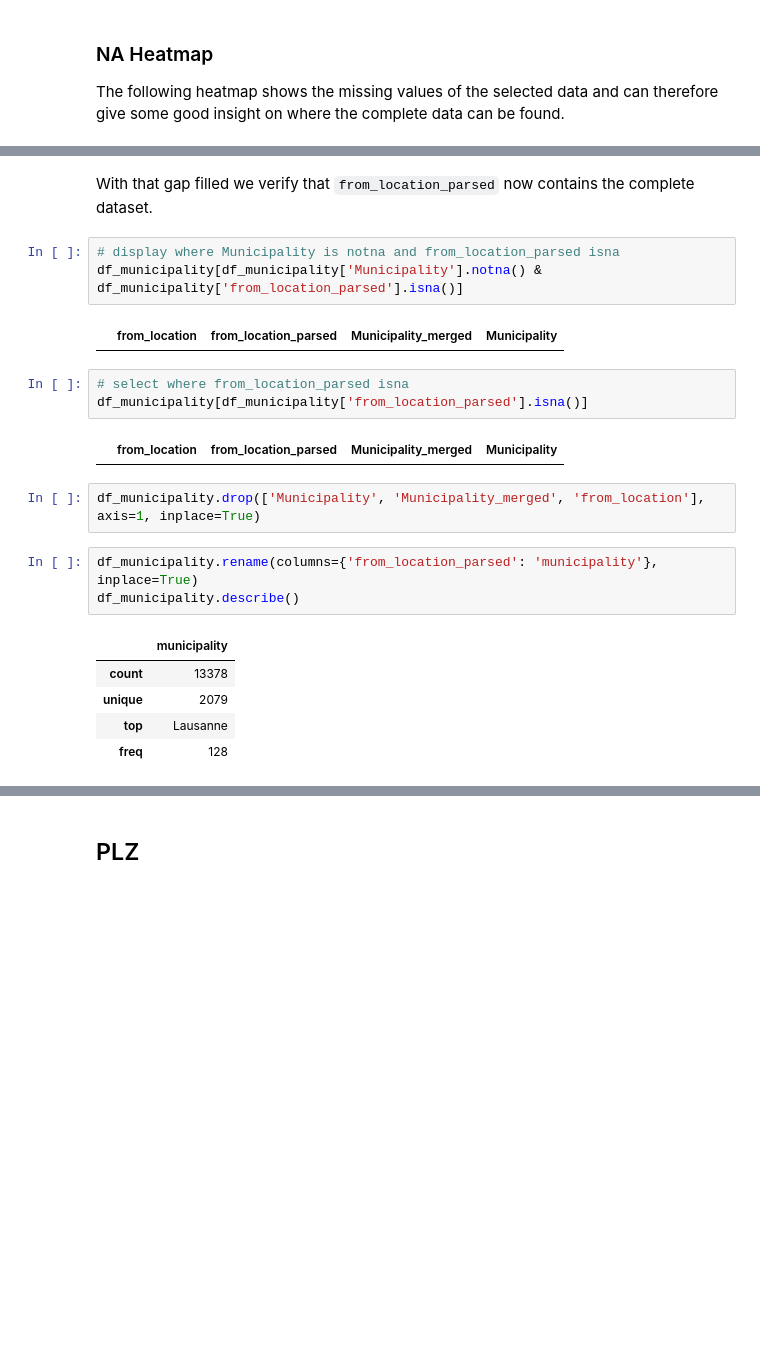
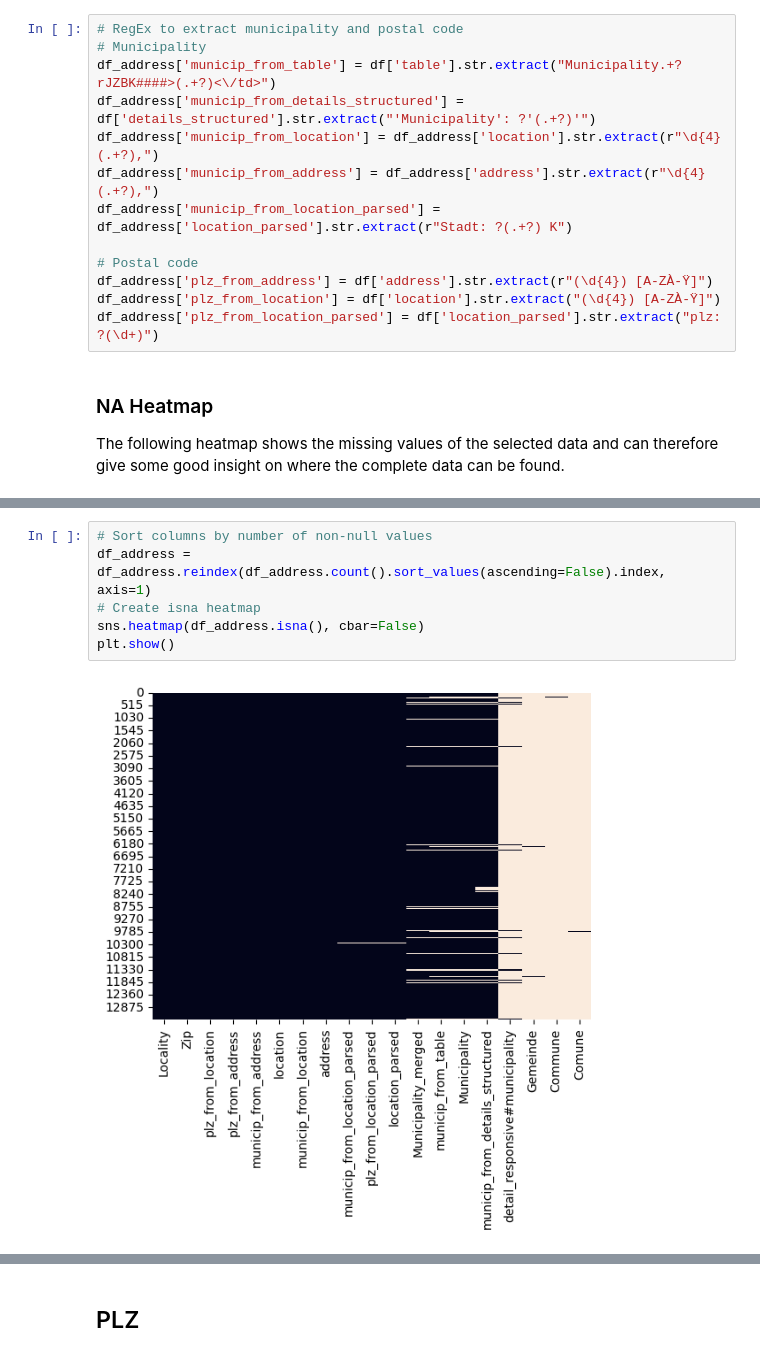
Before and after one commit to Immobilienrechner-Challenge/explorative-data-analysis, a Jupyter notebook: dataWrangling/v1/4-daw_qualitative.ipynb, the cells around one changed output, grey strips where cells are left out. Drawn from its saved outputs; the diff is of its cells as text; blank space fills up the shorter version.

```diff
--- a/dataWrangling/v1/4-daw_qualitative.ipynb
+++ b/dataWrangling/v1/4-daw_qualitative.ipynb
@@ -87,3 +67,16 @@ df_municipality.drop(['location_parsed', 'location', 'Zip'], axis=1, inplace=Tru
+# %%
+# RegEx to extract municipality and postal code
+# Municipality
+df_address['municip_from_table'] = df['table'].str.extract("Municipality.+?rJZBK####>(.+?)<\/td>")
+df_address['municip_from_details_structured'] = df['details_structured'].str.extract("'Municipality': ?'(.+?)'")
+df_address['municip_from_location'] = df_address['location'].str.extract(r"\d{4} (.+?),")
+df_address['municip_from_address'] = df_address['address'].str.extract(r"\d{4} (.+?),")
+df_address['municip_from_location_parsed'] = df_address['location_parsed'].str.extract(r"Stadt: ?(.+?) K")
+
+# Postal code
+df_address['plz_from_address'] = df['address'].str.extract(r"(\d{4}) [A-ZÀ-Ÿ]")
+df_address['plz_from_location'] = df['location'].str.extract("(\d{4}) [A-ZÀ-Ÿ]")
+df_address['plz_from_location_parsed'] = df['location_parsed'].str.extract("plz: ?(\d+)")
 # %% [markdown]
 ### NA Heatmap
 The following heatmap shows the missing values of the selected data and can therefore give some good insight on where the complete data can be found.
@@ -236,23 +83,8 @@ df_municipality.loc[df_municipality['Municipality'].notna() & df_municipality['f
-# %% [markdown]
-With that gap filled we verify that `from_location_parsed` now contains the complete dataset.
-# %%
-# display where Municipality is notna and from_location_parsed isna
-df_municipality[df_municipality['Municipality'].notna() & df_municipality['from_location_parsed'].isna()]
-# %% [output]
-|  | from_location | from_location_parsed | Municipality_merged | Municipality |
-# %%
-# select where from_location_parsed isna
-df_municipality[df_municipality['from_location_parsed'].isna()]
-# %% [output]
-|  | from_location | from_location_parsed | Municipality_merged | Municipality |
-# %%
-df_municipality.drop(['Municipality', 'Municipality_merged', 'from_location'], axis=1, inplace=True)
-# %%
-df_municipality.rename(columns={'from_location_parsed': 'municipality'}, inplace=True)
-df_municipality.describe()
-# %% [output]
-|  | municipality |
-| count | 13378 |
-| unique | 2079 |
-| top | Lausanne |
-| freq | 128 |
+# %%
+# Sort columns by number of non-null values
+df_address = df_address.reindex(df_address.count().sort_values(ascending=False).index, axis=1)
+# Create isna heatmap
+sns.heatmap(df_address.isna(), cbar=False)
+plt.show()
+# %% [output]
+[figure, added]
```
Also changed, not shown: parts of 129 cells of this notebook, 39 other files.
